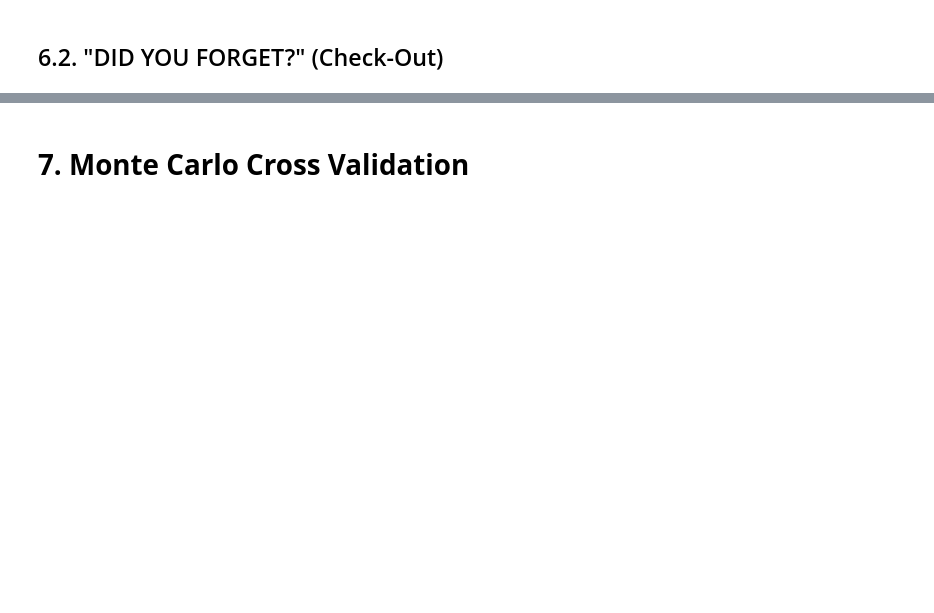
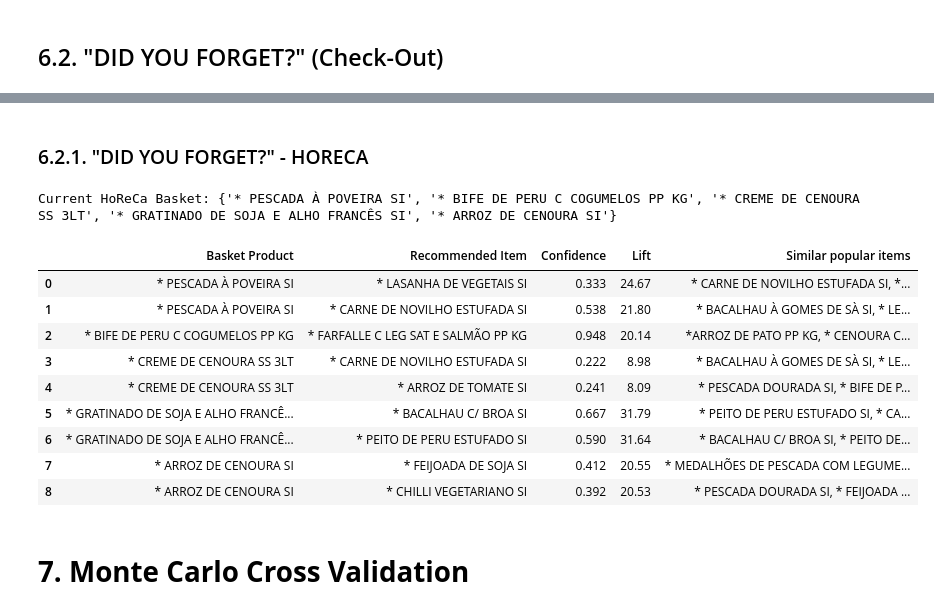
Before and after one commit to gugaaa1904/BC, a Jupyter notebook: Case 3 pt.2.ipynb, the cells around one changed output, grey strips where cells are left out. Saved outputs shown, nothing was run; the diff lists cells and outputs as text; code cells hidden in the pictures; blank space fills up the shorter version.

```diff
--- a/Case 3 pt.2.ipynb
+++ b/Case 3 pt.2.ipynb
@@ -779,0 +882,2 @@ Current Basket: {'INFUSAO GOURMES CIDREIRA 25 SAQ', 'MANTEIGA GOURMÊS 100X8GR',
+# %% [markdown]
+### 6.2.1. "DID YOU FORGET?" - HORECA
@@ -780,3 +919,29 @@ Current Basket: {'INFUSAO GOURMES CIDREIRA 25 SAQ', 'MANTEIGA GOURMÊS 100X8GR',
+# %%
+all_products_horeca = list(set(item for rule in horeca_rules.itertuples() for item in rule.antecedents.union(rule.consequents)))
+current_basket_horeca = set(random.sample(all_products_horeca, k=min(5, len(all_products_horeca))))
+
+checkout_df_horeca = checkout_recommendations_horeca(
+    current_basket=current_basket_horeca,
+    rules_df=horeca_rules,
+    similarities=horeca_similarity,
+    top_n=2,
+    similarity_metric='cosine'
+)
+
+print("Current HoReCa Basket:", current_basket_horeca)
+display(checkout_df_horeca)
+# %% [output]
+Current HoReCa Basket: {'* PESCADA À POVEIRA SI', '* BIFE DE PERU C COGUMELOS PP KG', '* CREME DE CENOURA  SS 3LT', '* GRATINADO DE SOJA E ALHO FRANCÊS SI', '* ARROZ DE CENOURA SI'}
+|  | Basket Product | Recommended Item | Confidence | Lift | Similar popular items |
+| 0 | * PESCADA À POVEIRA SI | * LASANHA DE VEGETAIS SI | 0.333 | 24.67 | * CARNE DE NOVILHO ESTUFADA SI, *... |
+| 1 | * PESCADA À POVEIRA SI | * CARNE DE NOVILHO ESTUFADA SI | 0.538 | 21.80 | * BACALHAU À GOMES DE SÀ SI, * LE... |
+| 2 | * BIFE DE PERU C COGUMELOS PP KG | * FARFALLE C LEG SAT E SALMÃO PP KG | 0.948 | 20.14 | *ARROZ DE PATO PP KG, * CENOURA C... |
+| 3 | * CREME DE CENOURA SS 3LT | * CARNE DE NOVILHO ESTUFADA SI | 0.222 | 8.98 | * BACALHAU À GOMES DE SÀ SI, * LE... |
+| 4 | * CREME DE CENOURA SS 3LT | * ARROZ DE TOMATE SI | 0.241 | 8.09 | * PESCADA DOURADA SI, * BIFE DE P... |
+| 5 | * GRATINADO DE SOJA E ALHO FRANCÊ... | * BACALHAU C/ BROA SI | 0.667 | 31.79 | * PEITO DE PERU ESTUFADO SI, * CA... |
+| 6 | * GRATINADO DE SOJA E ALHO FRANCÊ... | * PEITO DE PERU ESTUFADO SI | 0.590 | 31.64 | * BACALHAU C/ BROA SI, * PEITO DE... |
+| 7 | * ARROZ DE CENOURA SI | * FEIJOADA DE SOJA SI | 0.412 | 20.55 | * MEDALHÕES DE PESCADA COM LEGUME... |
+| 8 | * ARROZ DE CENOURA SI | * CHILLI VEGETARIANO SI | 0.392 | 20.53 | * PESCADA DOURADA SI, * FEIJOADA ... |
 # %% [markdown]
 # **7. Monte Carlo Cross Validation**
 # %%
```
Also changed, not shown: parts of 19 cells of this notebook.
